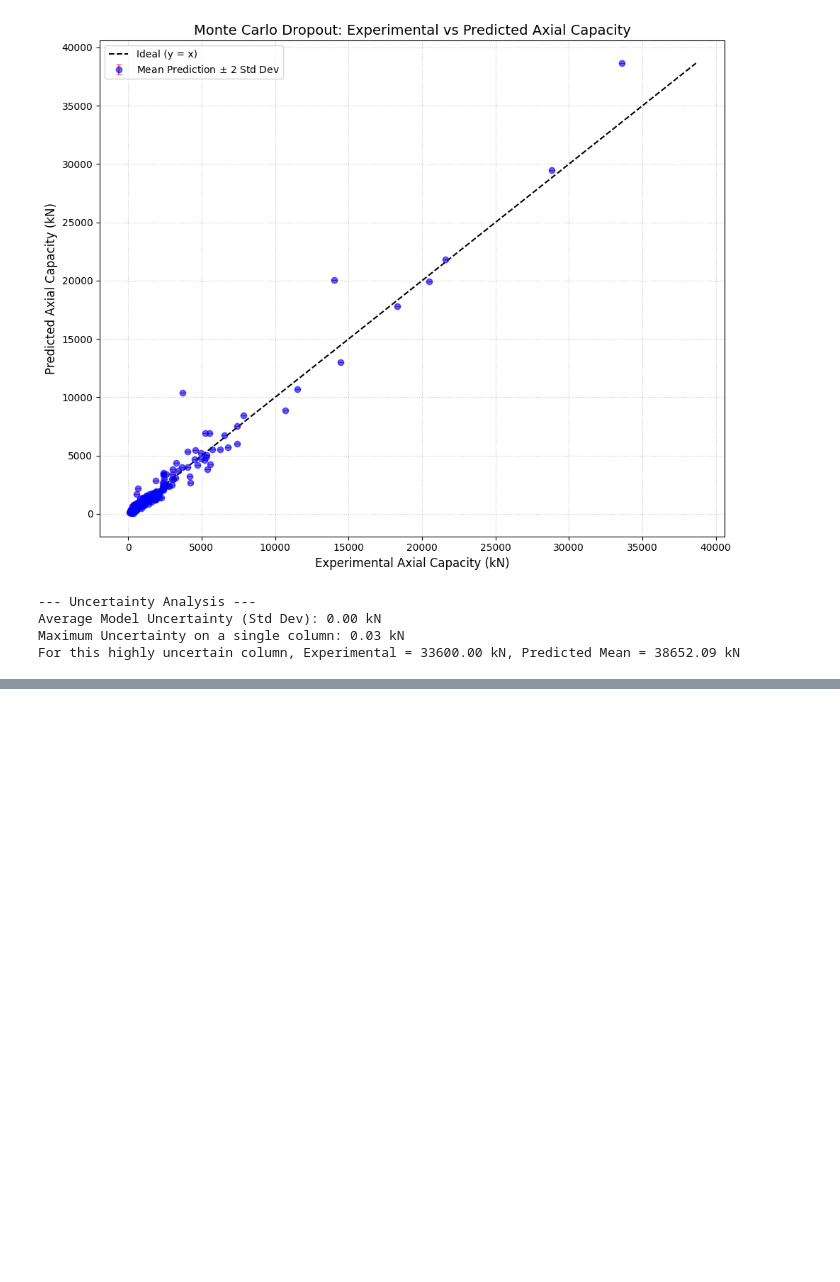
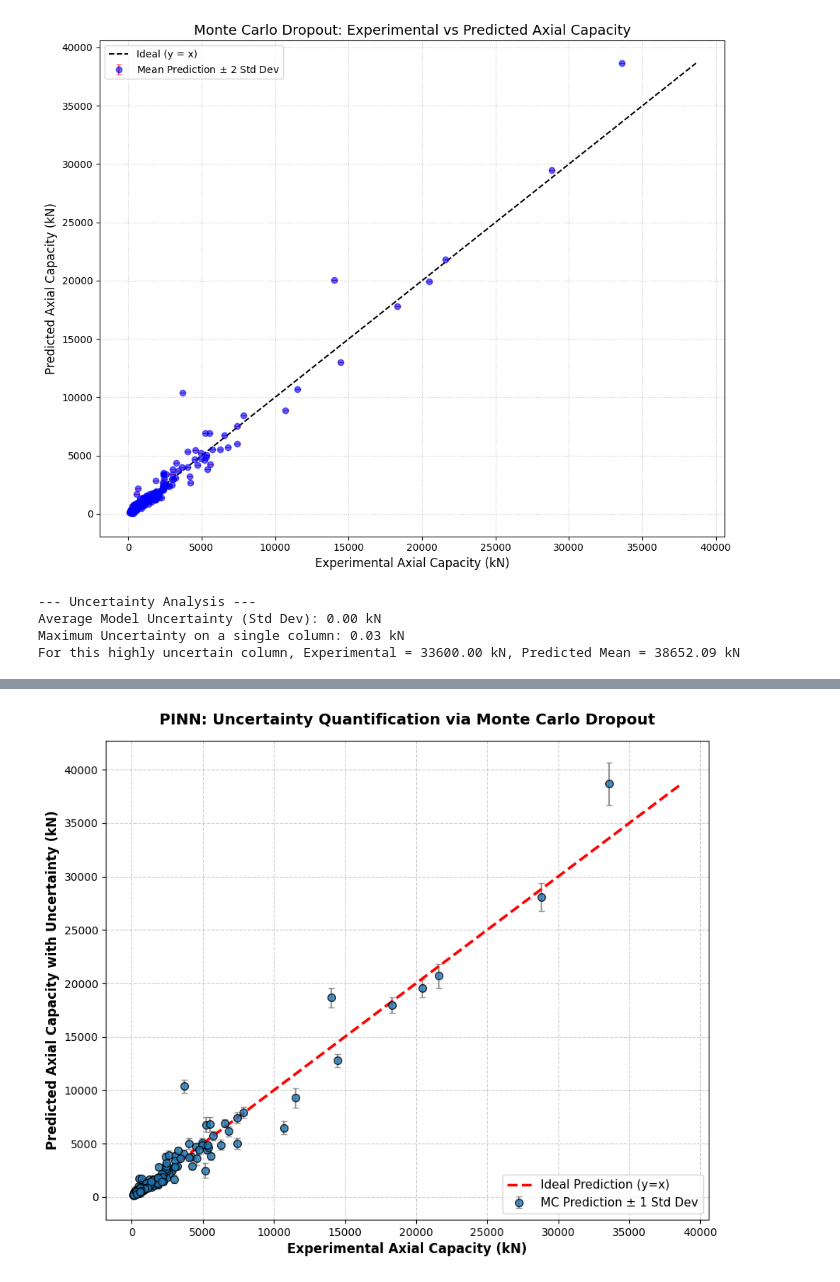
Before and after one commit to priyanshuiitbhu/Application-of-ML-PINNs-for-predicting-axial-loads-capacity-of-concrete-filled-steel-columns, a Jupyter notebook: ANN_PINNs.ipynb, the cells around one changed output, grey strips where cells are left out. Cells and saved outputs as stored; diff of their text form; code cells hidden in the pictures; blank space fills up the shorter version.

```diff
--- a/ANN_PINNs.ipynb
+++ b/ANN_PINNs.ipynb
@@ -1104,0 +1343,26 @@ Epoch [500/500] | Total Loss: 0.0051 | MSE (Data): 0.0035 | Physics Penalty: 0.0
+# %%
+plt.figure(figsize=(10, 8))
+
+# Plot scatter points with error bars representing epistemic uncertainty (1 Standard Deviation)
+plt.errorbar(targets_real, mc_mean, yerr=mc_std, fmt='o',
+             color='#1f77b4', ecolor='gray', elinewidth=1.5, capsize=3,
+             alpha=0.8, markeredgecolor='k', markersize=7,
+             label='MC Prediction ± 1 Std Dev')
+
+# Plot the ideal y=x line
+min_val = min(min(targets_real), min(mc_mean))
+max_val = max(max(targets_real), max(mc_mean))
+plt.plot([min_val, max_val], [min_val, max_val], 'r--', lw=2.5, label='Ideal Prediction (y=x)')
+
+# Formatting the plot for academic publication
+plt.title('PINN: Uncertainty Quantification via Monte Carlo Dropout', fontsize=14, fontweight='bold', pad=15)
+plt.xlabel('Experimental Axial Capacity (kN)', fontsize=12, fontweight='bold')
+plt.ylabel('Predicted Axial Capacity with Uncertainty (kN)', fontsize=12, fontweight='bold')
+plt.legend(loc='lower right', fontsize=11)
+plt.grid(True, linestyle='--', alpha=0.6)
+
+# Save high-resolution image
+plt.savefig('PINN_Uncertainty_Plot.png', dpi=300, bbox_inches='tight')
+plt.show()
+# %% [output]
+[figure, added]
```
Also changed, not shown: parts of 13 cells of this notebook.
